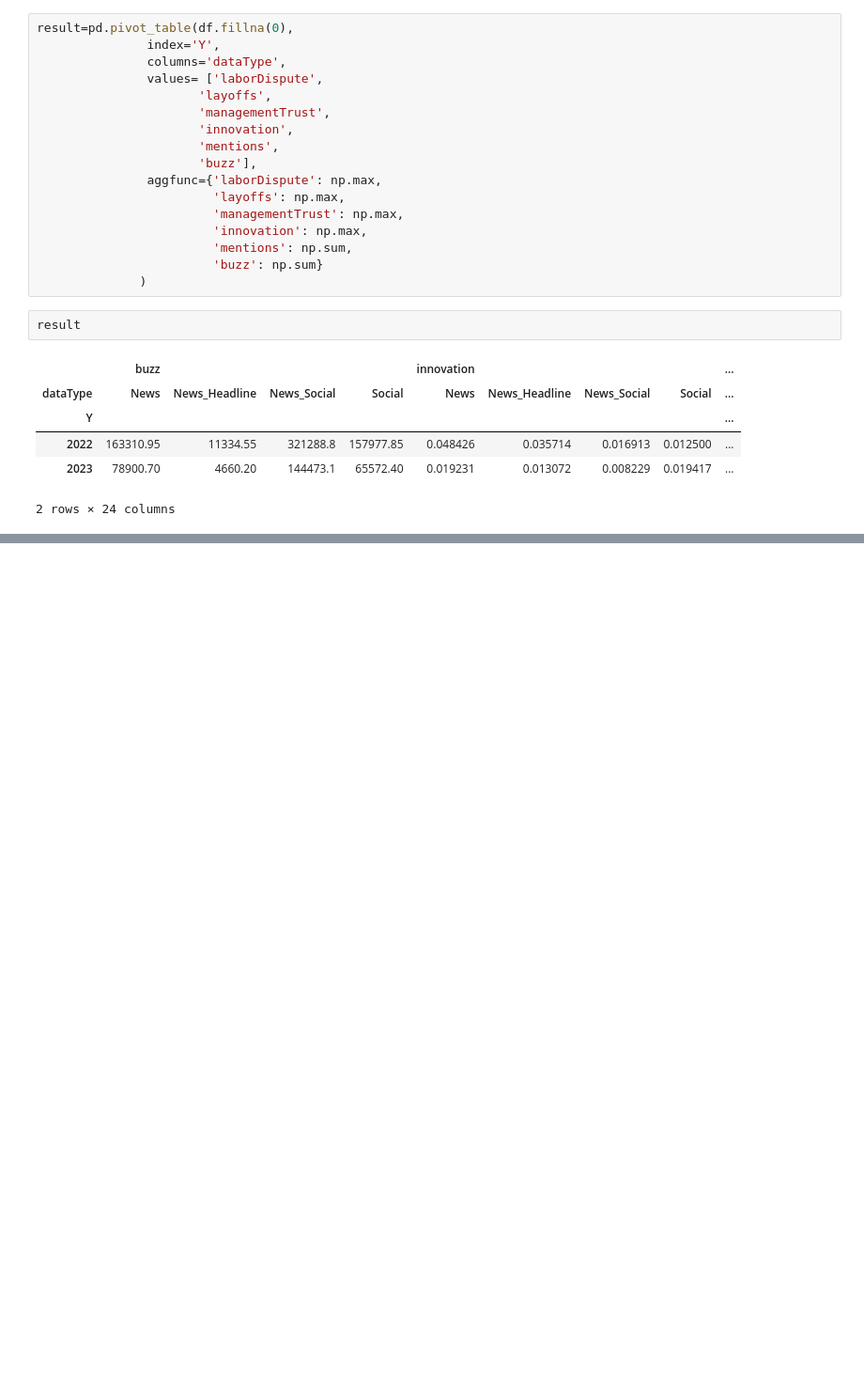
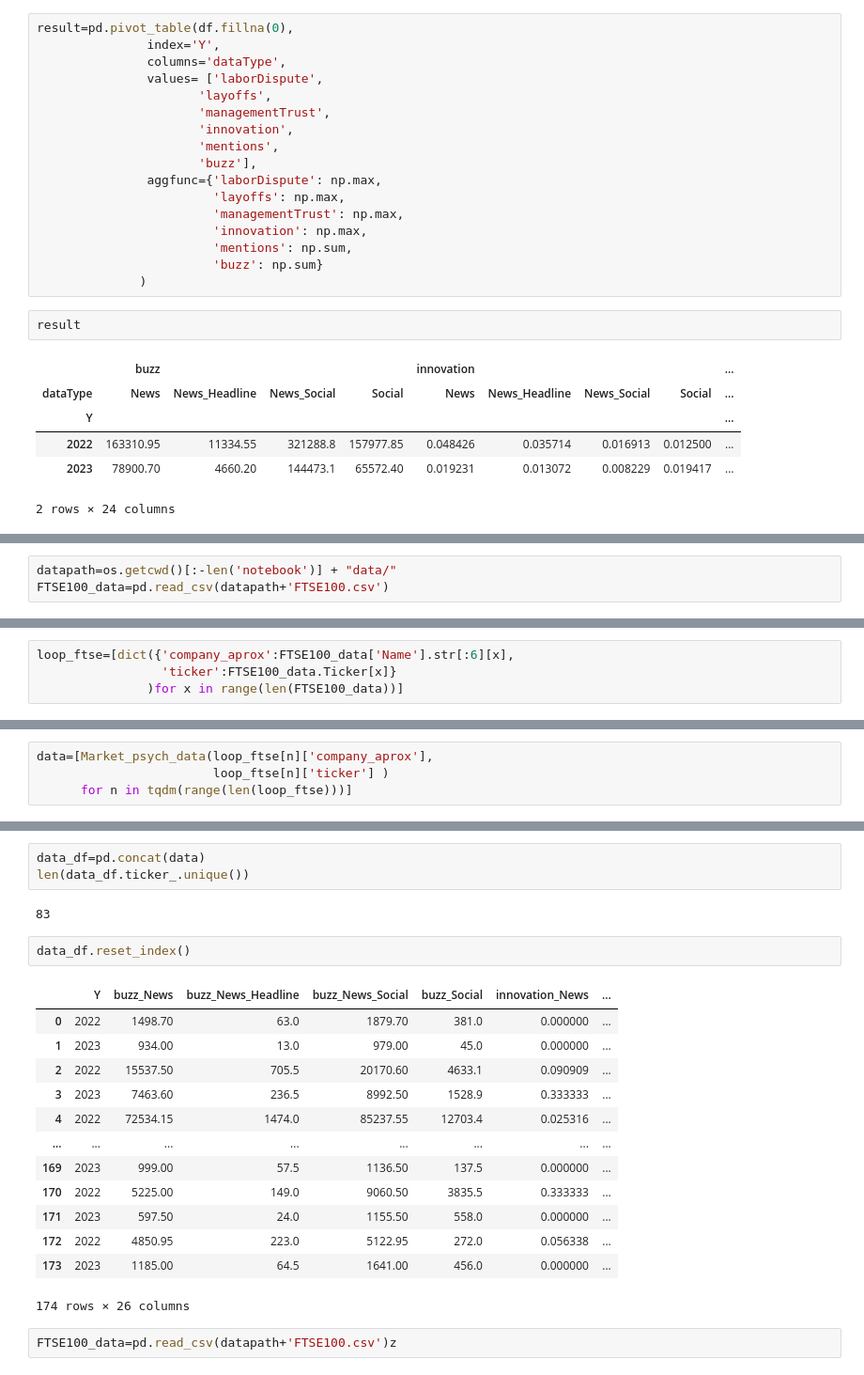
Before and after one commit to ygcahyono/hackrefinitiv, a Jupyter notebook: notebook/Marketpsych api.ipynb, the cells around one changed output, grey strips where cells are left out. Shown at 94% size. Drawn from its saved outputs; the diff is of its cells as text; blank space fills up the shorter version.

```diff
--- a/notebook/Marketpsych api.ipynb
+++ b/notebook/Marketpsych api.ipynb
@@ -290,0 +283,3 @@ Market_psych_data('Barclays', 'BARC')
+# %%
+datapath=os.getcwd()[:-len('notebook')] + "data/"
+FTSE100_data=pd.read_csv(datapath+'FTSE100.csv')
@@ -290,0 +297,4 @@ Market_psych_data('Barclays', 'BARC')
+# %%
+loop_ftse=[dict({'company_aprox':FTSE100_data['Name'].str[:6][x],
+                 'ticker':FTSE100_data.Ticker[x]}
+               )for x in range(len(FTSE100_data))]
@@ -290,0 +309,4 @@ Market_psych_data('Barclays', 'BARC')
+# %%
+data=[Market_psych_data(loop_ftse[n]['company_aprox'],
+                        loop_ftse[n]['ticker'] )
+      for n in tqdm(range(len(loop_ftse)))]
@@ -290,0 +331,23 @@ Market_psych_data('Barclays', 'BARC')
+# %%
+data_df=pd.concat(data)
+len(data_df.ticker_.unique())
+# %% [output]
+83
+# %%
+data_df.reset_index()
+# %% [output]
+|  | Y | buzz_News | buzz_News_Headline | buzz_News_Social | buzz_Social | innovation_News | ... |
+| 0 | 2022 | 1498.70 | 63.0 | 1879.70 | 381.0 | 0.000000 | ... |
+| 1 | 2023 | 934.00 | 13.0 | 979.00 | 45.0 | 0.000000 | ... |
+| 2 | 2022 | 15537.50 | 705.5 | 20170.60 | 4633.1 | 0.090909 | ... |
+| 3 | 2023 | 7463.60 | 236.5 | 8992.50 | 1528.9 | 0.333333 | ... |
+| 4 | 2022 | 72534.15 | 1474.0 | 85237.55 | 12703.4 | 0.025316 | ... |
+| ... | ... | ... | ... | ... | ... | ... | ... |
+| 169 | 2023 | 999.00 | 57.5 | 1136.50 | 137.5 | 0.000000 | ... |
+| 170 | 2022 | 5225.00 | 149.0 | 9060.50 | 3835.5 | 0.333333 | ... |
+| 171 | 2023 | 597.50 | 24.0 | 1155.50 | 558.0 | 0.000000 | ... |
+| 172 | 2022 | 4850.95 | 223.0 | 5122.95 | 272.0 | 0.056338 | ... |
+| 173 | 2023 | 1185.00 | 64.5 | 1641.00 | 456.0 | 0.000000 | ... |
+174 rows × 26 columns
+# %%
+FTSE100_data=pd.read_csv(datapath+'FTSE100.csv')z
```
Also changed, not shown: parts of 17 cells of this notebook, 1 other file.
